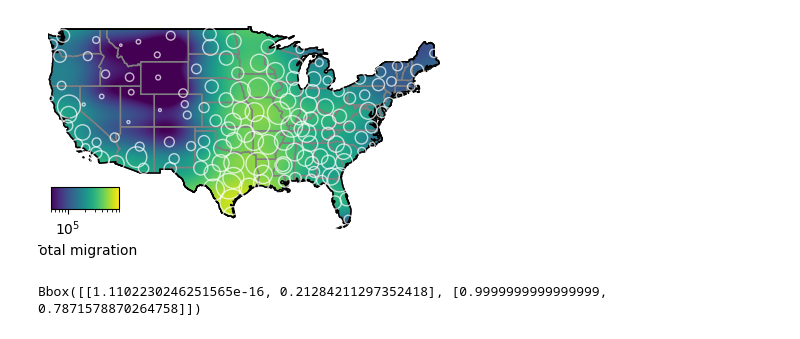
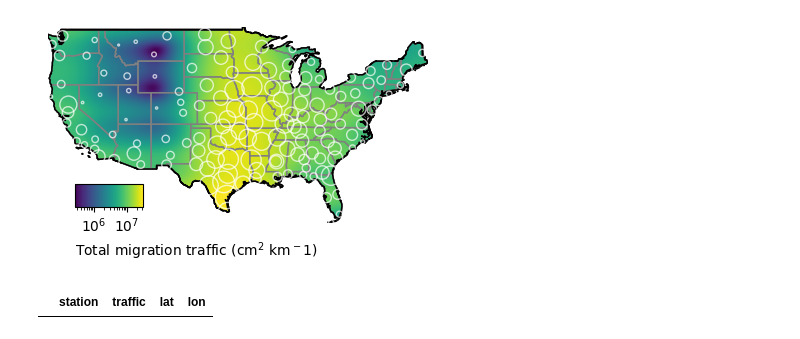
Before and after one commit to darkecology/darkeco-dataset-prep, a Jupyter notebook: validation/usa_map.ipynb, the cells around one changed output. Drawn from its saved outputs; the diff is of its cells as text; code cells hidden in the pictures.

```diff
--- a/validation/usa_map.ipynb
+++ b/validation/usa_map.ipynb
@@ -25,7 +25,7 @@ root = "../data-1.0.0"
 dfs = []
 years = range(1995, 2023)
 for year in years:
-    file = f"{root}/combined-daily/{year}-daily.csv"
+    file = f"{root}/daily/{year}-daily.csv"
     df = pd.read_csv(file, parse_dates=['date'])
     df = df[df['period']=='night']
     dfs.append(df)
@@ -51,8 +51,8 @@ total_missing = df.groupby(['year', 'station'])['fraction_missing'].transform('m
 df = df[total_missing < 0.2]
 
 # Compute total migration for this field
-field = 'reflectivity_hours'
-#field = 'traffic #
+#field = 'reflectivity_hours'
+field = 'traffic'
 total_migration = df.groupby(['year', 'station'])[field].sum().groupby('station').mean().to_frame().reset_index()
 
 # Add station locations
@@ -99,45 +99,46 @@ country.plot(ax=ax, color='none', edgecolor='black', facecolor='none')
 
 # Plot the raster image
 #vmin, vmax = predictions_masked.min(), predictions_masked.max()
-vmin, vmax = 5e4, 8e5
-norm = LogNorm(vmin=vmin, vmax=vmax)
+#vmin, vmax = 5e4, 8e5
+#norm = LogNorm(vmin=vmin, vmax=vmax)
+norm = LogNorm()
 #norm = PowerNorm(1.0, vmin=predictions.min(), vmax=predictions.max())
 #norm = Normalize(vmin=vmin, vmax=vmax)
 #norm = PowerNorm(0.5, vmin=vmin, vmax=vmax)
 cmap = plt.get_cmap('viridis')
 
 ax.imshow(predictions_masked,
           extent=(lon_min, lon_max, lat_min, lat_max),
           origin='lower',
           cmap=cmap, norm=norm)
 
 # Turn off axes
 ax.axis('off')
 #plt.subplots_adjust(left=0, right=1)
 
 # Add colorbar
 sm = ScalarMappable(cmap=cmap, norm=norm)
 sm.set_array([])
 
 axins = inset_axes(ax, width="20%", height="10%",
                    loc='lower left',
                    bbox_to_anchor=(0.1, 0.2, 0.85, 0.9),
                    bbox_transform=fig.transFigure)
 cbar = plt.colorbar(sm, cax=axins, orientation='horizontal')
 #cbar = plt.colorbar(sm, ax=ax, orientation='vertical')
-cbar.set_label('Total migration')
+cbar.set_label('Total migration traffic (cm$^2$ km$^{-1}$)', loc='left')
 #cbar.ax.set_ylim(ymax=1e6)
 
-gdf.plot(ax=ax, color='white', markersize=total_migration[field]/2500, marker='o', facecolor='none', alpha=0.7)
+gdf.plot(ax=ax, color='white', markersize=total_migration[field]/1.5e5, marker='o', facecolor='none', alpha=0.7)
 #ax.set_position([0.01, 0.15, 1.0, ax.get_position().height])
 ax.set_aspect(1.2)
-ax.set_position([0.1, 0.15, 0.9, ax.get_position().height])
+ax.set_position([0.05, 0.15, 0.95, ax.get_position().height])
 
 plt.savefig('plots/map.pdf', dpi=300)
 plt.show()
 # %% [output]
-[figure, old version]
+[figure, new version]
-# %%
-ax.get_position()
-# %% [output]
-Bbox([[1.1102230246251565e-16, 0.21284211297352418], [0.9999999999999999, 0.7871578870264758]])
+# %%
+display(total_migration)
+# %% [output]
+|  | station | traffic | lat | lon |
```
Also changed, not shown: 3 other files.
